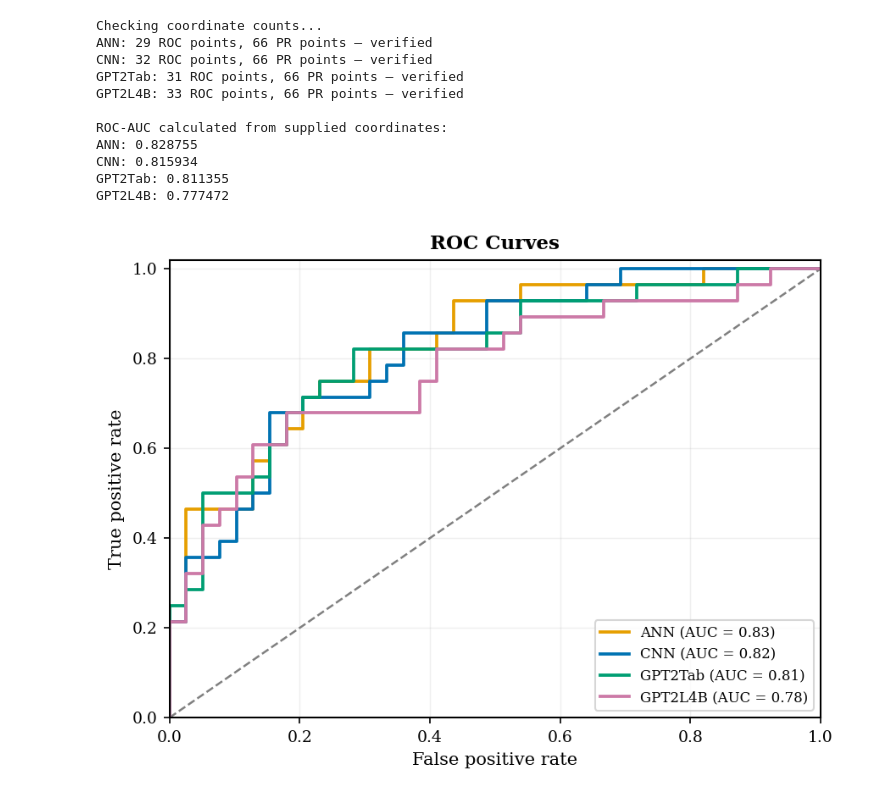
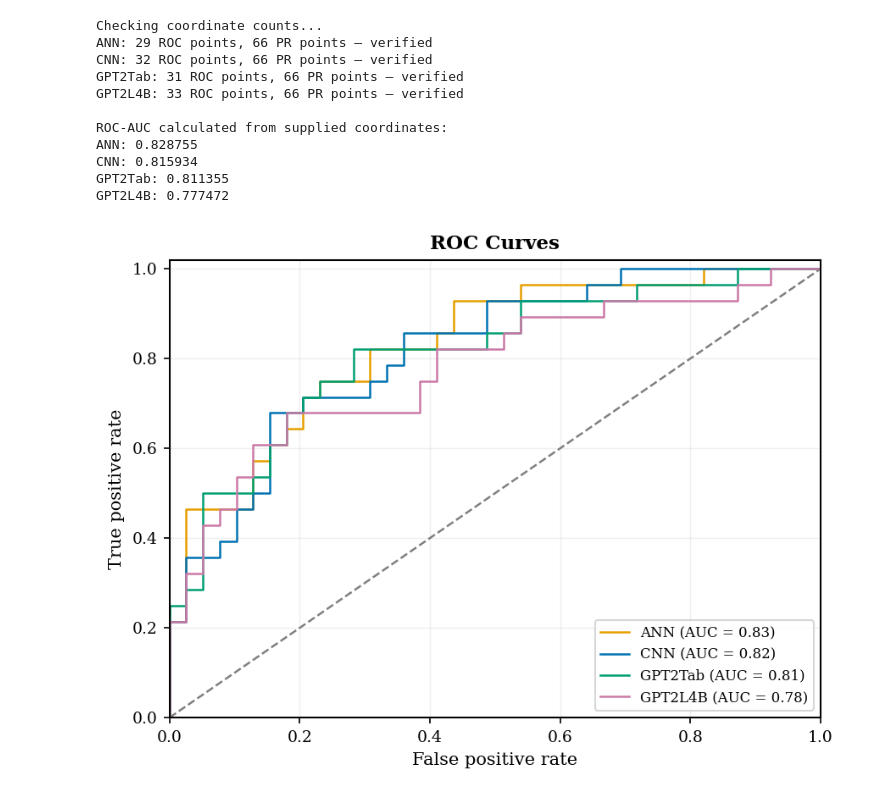
Before and after one commit to miriamamin1213-ux/3-Fold, a Jupyter notebook: HancockROC+PRCurves.ipynb, the cells around one changed output. Drawn from its saved outputs; the diff is of its cells as text; code cells hidden in the pictures.

```diff
--- a/HancockROC+PRCurves.ipynb
+++ b/HancockROC+PRCurves.ipynb
@@ -274,7 +274,7 @@ for model_name, data in curves.items():
         fpr,
         tpr,
         color=colours[model_name],
-        linewidth=1.8,
+        linewidth=1.2,
         linestyle="-",
         label=f"{model_name} (AUC = {roc_auc:.2f})"
     )
@@ -320,7 +320,7 @@ for model_name, data in curves.items():
         recall,
         precision,
         color=colours[model_name],
-        linewidth=1.8,
+        linewidth=1.2,
         linestyle="-",
         label=f"{model_name} (AUC = {pr_auc:.2f})"
     )
@@ -338,31 +338,40 @@ ax.set_title(
 
 ax.grid(True, alpha=0.2, linewidth=0.7)
 ax.legend(loc="lower left", fontsize=8, frameon=True)
 
 plt.tight_layout()
 
 plt.savefig(
     "HANCOCK_Combined_PR_Curves.png",
     dpi=600,
     bbox_inches="tight"
 )
 
 plt.savefig(
     "HANCOCK_Combined_PR_Curves.pdf",
     bbox_inches="tight"
 )
 
 plt.show()
+
+# ============================================================
+# DOWNLOAD BOTH PNG GRAPHS
+# ============================================================
+
+from google.colab import files
+
+files.download("HANCOCK_Combined_ROC_Curves.png")
+files.download("HANCOCK_Combined_PR_Curves.png")
 # %% [output]
 Checking coordinate counts...
 ANN: 29 ROC points, 66 PR points — verified
 CNN: 32 ROC points, 66 PR points — verified
 GPT2Tab: 31 ROC points, 66 PR points — verified
 GPT2L4B: 33 ROC points, 66 PR points — verified
 
 ROC-AUC calculated from supplied coordinates:
 ANN: 0.828755
 CNN: 0.815934
 GPT2Tab: 0.811355
 GPT2L4B: 0.777472
-[figure, old version]
+[figure, new version]
```
Also changed, not shown: parts of 1 cell of this notebook.
